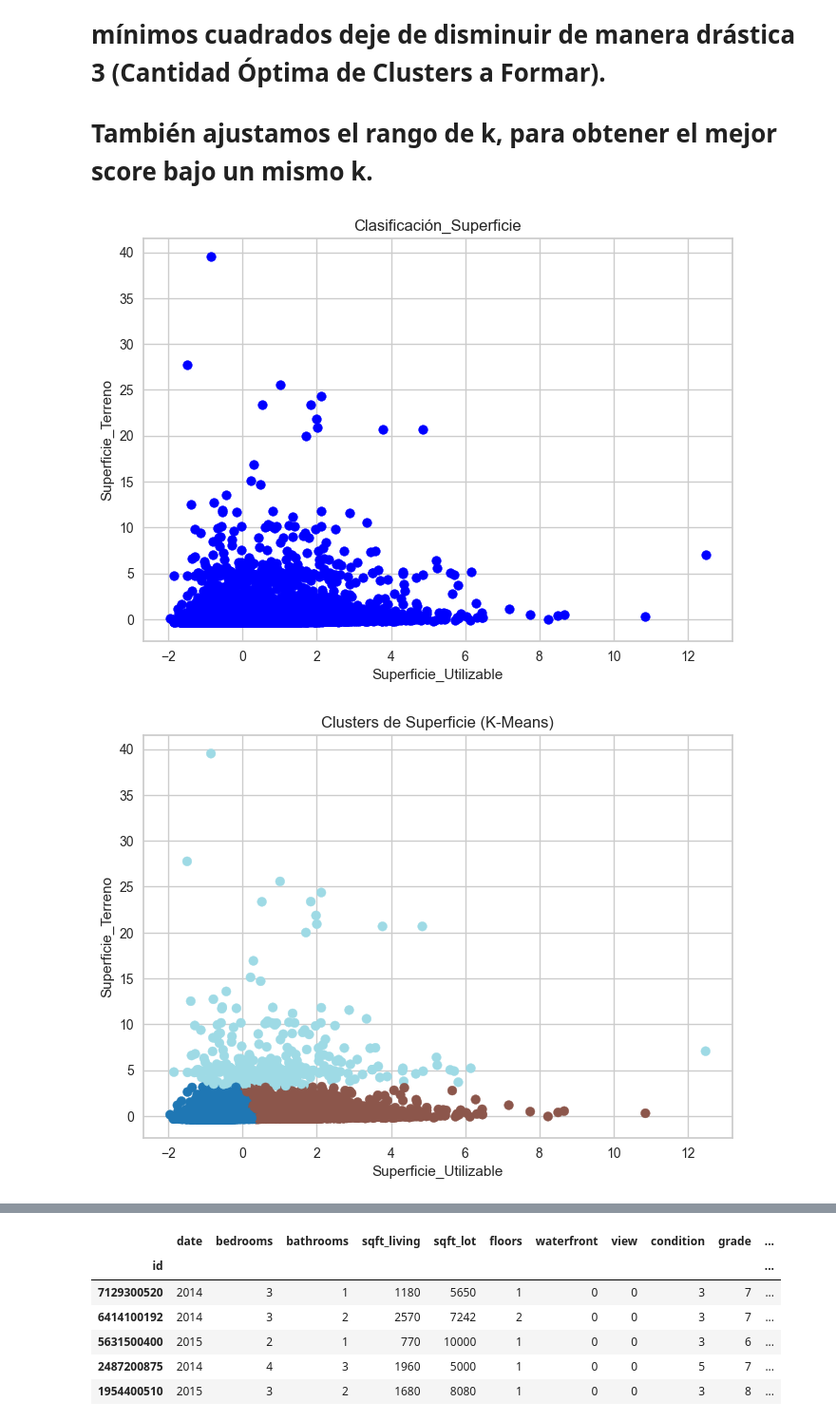
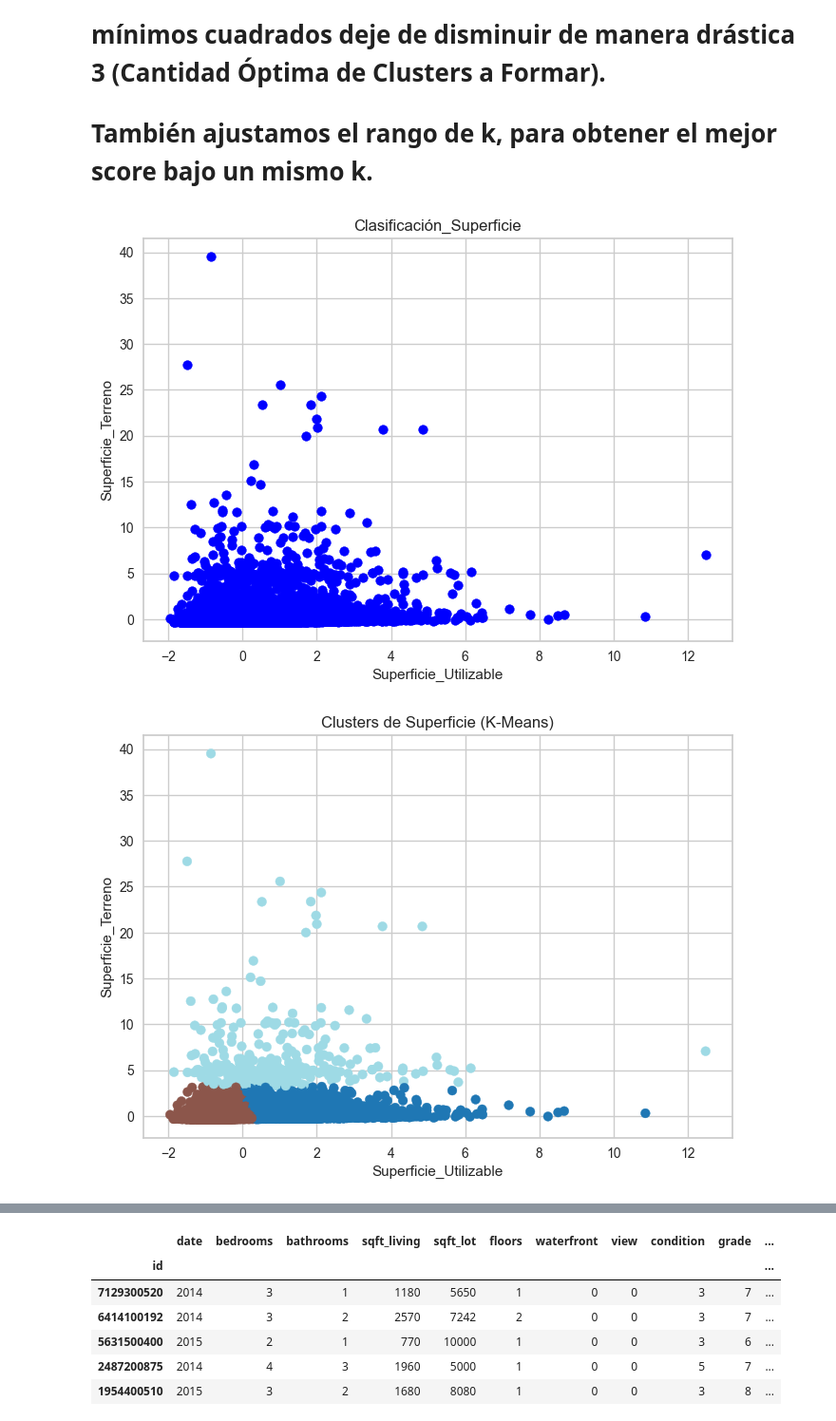
Before and after one commit to jfdonosom/Notebooks, a Jupyter notebook: Proyecto_ParteIII_+Donoso_Mendieta.ipynb, the cells around one changed output, grey strips where cells are left out. Shown at 95% size. Cells and saved outputs as stored; diff of their text form; code cells hidden in the pictures.

```diff
--- a/Proyecto_ParteIII_+Donoso_Mendieta.ipynb
+++ b/Proyecto_ParteIII_+Donoso_Mendieta.ipynb
@@ -473,32 +473,32 @@ visualizer.show()
 # %%
 # Utilizamos el método de Clasificación de K-Means para Clasificar las Propiedades de Acuerdo a los Metros Cuadrados Efectivos (Utilizables) y los Metros cuadrados totales del Terreno.
 
 # Visualización de los datos originales
 plt.scatter(df4['sqft_living'], df4['sqft_lot'], c='blue', marker='o')
 plt.title('Clasificación_Superficie')
 plt.xlabel('Superficie_Utilizable')
 plt.ylabel('Superficie_Terreno')
 plt.show()
 
 # Aplicar K-Means
-kmeans = KMeans(n_clusters=3, random_state=0)
+kmeans = KMeans(n_clusters=3, max_iter=1000, init='random', random_state=1)
 df4['cluster_superficie'] = kmeans.fit_predict(df4)
 
 # Visualización de los Clusters
 plt.scatter(df4['sqft_living'], df4['sqft_lot'], c=df4['cluster_superficie'], cmap='tab20', marker='o')
 plt.title('Clusters de Superficie (K-Means)')
 plt.xlabel('Superficie_Utilizable')
 plt.ylabel('Superficie_Terreno')
 plt.show()
 
 # Centros de los Clusters
 centers = kmeans.cluster_centers_
 plt.scatter(df4['sqft_living'], df4['sqft_lot'], c=df4['cluster_superficie'], cmap='tab20', marker='o')
 plt.scatter(centers[:, 0], centers[:, 1], c='red', s=200, alpha=0.75, marker='x')
 plt.title('Clusters de Superficie (K-Means)')
 plt.xlabel('Superficie_Utilizable')
 plt.ylabel('Superficie_Terreno')
 plt.show()
 # %% [output]
 [figure]
-[figure, old version]
+[figure, new version]
```
Also changed, not shown: parts of 54 cells of this notebook.
